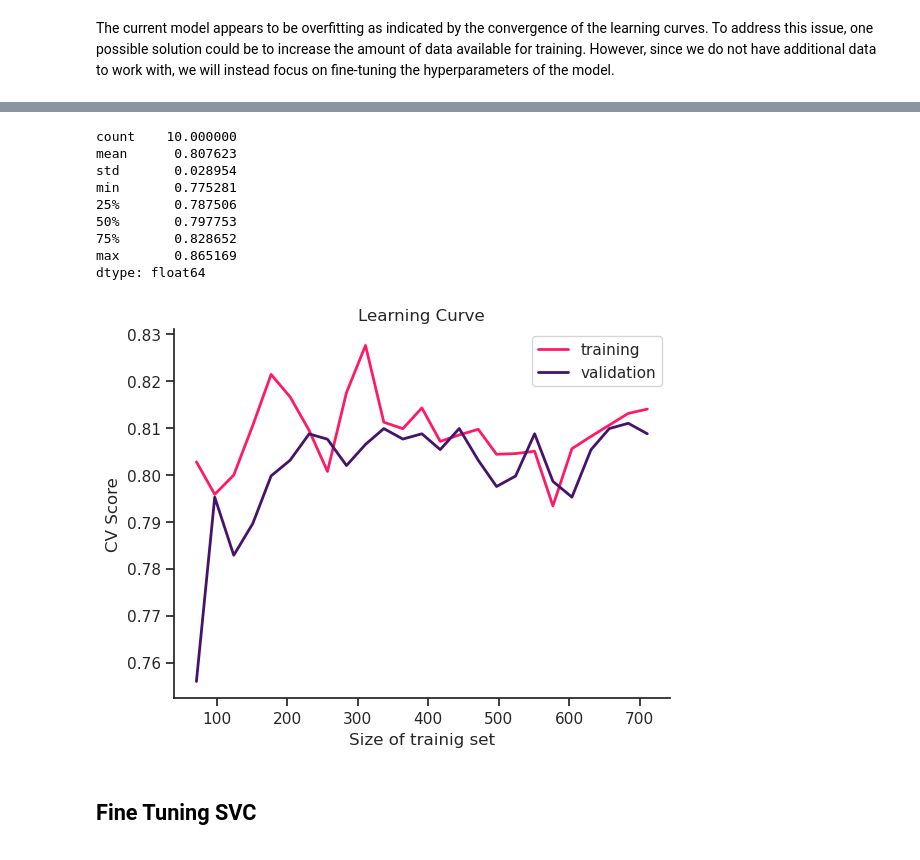
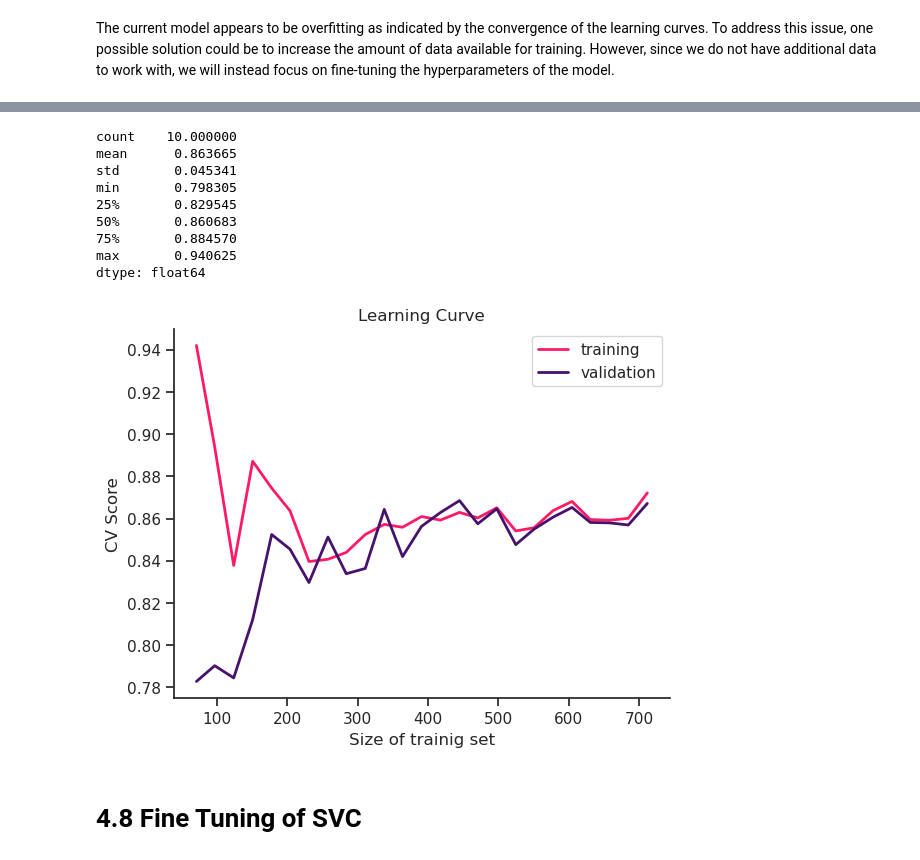
Before and after one commit to 0xkerem/Data_Science, a Jupyter notebook: Classification/Kaggle_Titanic_Machine_Learning_from_Disaster.ipynb, the cells around one changed output, grey strips where cells are left out. Drawn from its saved outputs; the diff is of its cells as text; code cells hidden in the pictures.

```diff
--- a/Classification/Kaggle_Titanic_Machine_Learning_from_Disaster.ipynb
+++ b/Classification/Kaggle_Titanic_Machine_Learning_from_Disaster.ipynb
@@ -810,12 +1333,13 @@ hp_vals = [100, 150, 200, 250, 300, 350, 400]
 for val in hp_vals:
     model = GradientBoostingClassifier(n_estimators=val,
                                        random_state=42)
-    mean_cvs = np.mean(cross_val_score(model, X_train, y_train, cv=kfold5, scoring='accuracy'))
+    mean_cvs = np.mean(cross_val_score(model, X_train, y_train, cv=kfold5, scoring='roc_auc'))
     curve.append(mean_cvs)
+    gbc_n_estimators = hp_vals[curve.index(max(curve))]
 
-print('max value is', hp_vals[curve.index(max(curve))])
+print('max value is', gbc_n_estimators)
 
 hp_curve = sns.lineplot(x=hp_vals, y=curve)
 hp_curve.set(title='n_estimators GradientBoostingClassifier', xlabel='Hyperparameter value', ylabel='CV score')
-plt.show(block=False)
+plt.show()
 # %% [output]
@@ -939,15 +1467,16 @@ dtype: float64
 # %%
 curve = []
-hp_vals = np.arange(0.1, 1.1, 0.05)
+hp_vals = np.linspace(0.1, 1.0, 19)
 for val in hp_vals:
-    model = LogisticRegression(C=val,
-                               random_state=42)
-    mean_cvs = np.mean(cross_val_score(model, X_train, y_train, cv=KFold(n_splits=100, shuffle=True, random_state=42), scoring='accuracy'))
+    model = LogisticRegression(C=val, random_state=42)
+    mean_cvs = np.mean(cross_val_score(model, X_train, y_train,
+                                       cv=KFold(n_splits=20, shuffle=True, random_state=42), scoring='roc_auc'))
     curve.append(mean_cvs)
+    lr_C = hp_vals[curve.index(max(curve))]
 
-print('max value is', hp_vals[curve.index(max(curve))])
+print('max value is', lr_C)
 
 hp_curve = sns.lineplot(x=hp_vals, y=curve)
 hp_curve.set(title='C LogisticRegression', xlabel='Hyperparameter value', ylabel='CV score')
-plt.show(block=False)
+plt.show()
 # %% [output]
@@ -990,13 +1519,15 @@ curve = []
 hp_vals = ['l1', 'l2', 'elasticnet']
 for val in hp_vals:
     model = make_pipeline(StandardScaler(), SGDClassifier(penalty=val, random_state=42))
-    mean_cvs = np.mean(cross_val_score(model, X_train, y_train, cv=KFold(n_splits=100, shuffle=True, random_state=42), scoring='accuracy'))
+    mean_cvs = np.mean(cross_val_score(model, X_train, y_train,
+                                       cv=KFold(n_splits=20, shuffle=True, random_state=42), scoring='roc_auc'))
     curve.append(mean_cvs)
+    sgdc_penalty = hp_vals[curve.index(max(curve))]
 
-print('max value is', hp_vals[curve.index(max(curve))])
+print('max value is', sgdc_penalty)
 
 hp_curve = sns.lineplot(x=hp_vals, y=curve)
 hp_curve.set(title='penalty SGDClassifier', xlabel='Hyperparameter value', ylabel='CV score')
-plt.show(block=False)
+plt.show()
 # %% [output]
 max value is l1
@@ -1005,13 +1536,17 @@ max value is l1
 curve = []
 hp_vals = [0.0001, 0.0002, 0.0005, 0.001, 0.002, 0.005, 0.01, 0.02, 0.05, 0.1, 0.2]
 for val in hp_vals:
-    model = make_pipeline(StandardScaler(), SGDClassifier(alpha=val, penalty='l1', random_state=42))
-    mean_cvs = np.mean(cross_val_score(model, X_train, y_train, cv=KFold(n_splits=100, shuffle=True, random_state=42), scoring='accuracy'))
+    model = make_pipeline(StandardScaler(), SGDClassifier(alpha=val,
+                                                          penalty=sgdc_penalty,
+                                                          random_state=42))
+    mean_cvs = np.mean(cross_val_score(model, X_train, y_train,
+                                       cv=KFold(n_splits=20, shuffle=True, random_state=42), scoring='roc_auc'))
     curve.append(mean_cvs)
+    sgdc_alpha = hp_vals[curve.index(max(curve))]
 
-print('max value is', hp_vals[curve.index(max(curve))])
+print('max value is', sgdc_alpha)
 
 hp_curve = sns.lineplot(x=hp_vals, y=curve)
 hp_curve.set(title='alpha SGDClassifier', xlabel='Hyperparameter value', ylabel='CV score')
-plt.show(block=False)
+plt.show()
 # %% [output]
@@ -1020,20 +1555,22 @@ max value is 0.002
 # %%
-sgdc = make_pipeline(StandardScaler(), SGDClassifier(alpha=0.002, penalty='l1', random_state=42))
+sgdc = make_pipeline(StandardScaler(), SGDClassifier(alpha=sgdc_alpha,
+                                                     penalty=sgdc_penalty,
+                                                     random_state=42))
 
 cvs(sgdc); plot_learning_curve(sgdc)
 # %% [output]
 count    10.000000
-mean      0.807623
-std       0.028954
-min       0.775281
-25%       0.787506
-50%       0.797753
-75%       0.828652
-max       0.865169
+mean      0.863665
+std       0.045341
+min       0.798305
+25%       0.829545
+50%       0.860683
+75%       0.884570
+max       0.940625
 dtype: float64
-[figure, old version]
+[figure, new version]
 # %% [markdown]
-## Fine Tuning SVC
+# 4.8 Fine Tuning of SVC
 # %%
 svc_clf = SVC(random_state=42)
 
```
Also changed, not shown: parts of 171 cells of this notebook.
